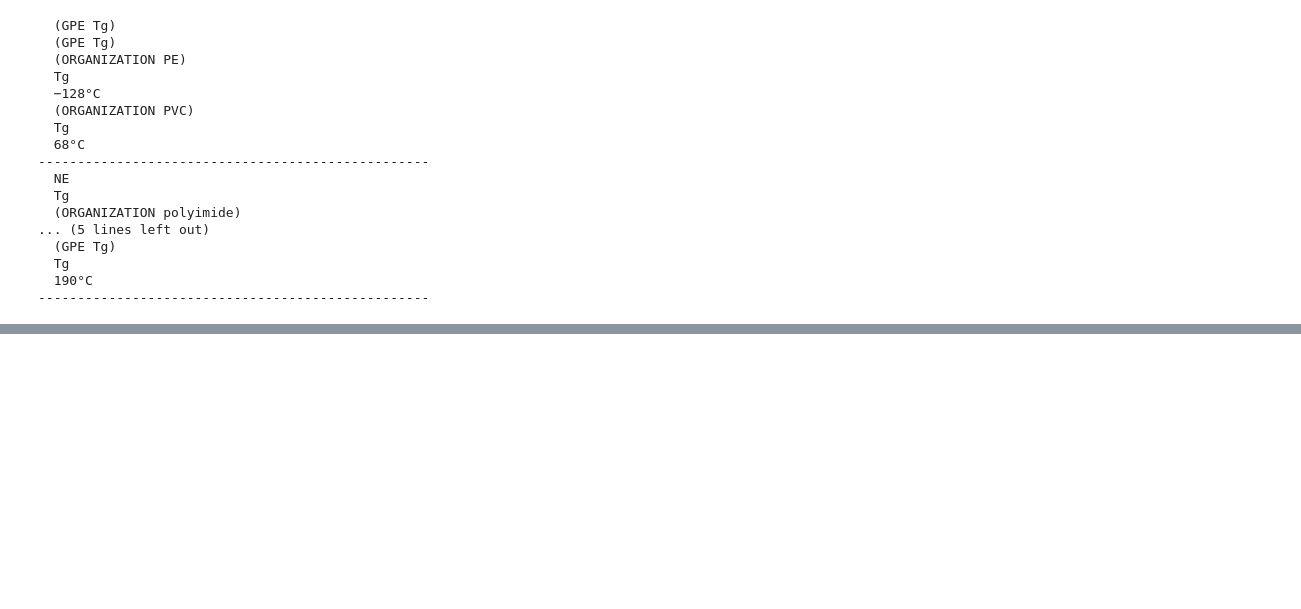
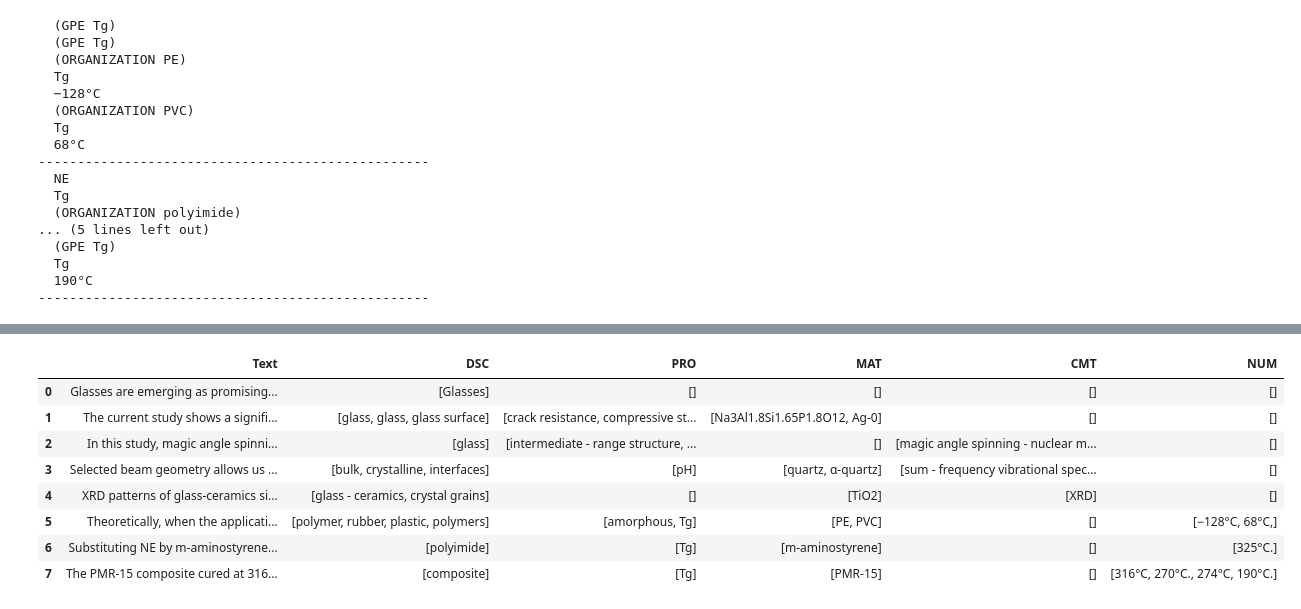
Before and after one commit to Telomelonia/MatSciBERT, a Jupyter notebook: ner_inference.ipynb, the cells around one changed output, grey strips where cells are left out. Saved outputs shown, nothing was run; the diff lists cells and outputs as text; code cells hidden in the pictures; blank space fills up the shorter version.

```diff
--- a/ner_inference.ipynb
+++ b/ner_inference.ipynb
@@ -392,0 +410,16 @@ for i in sentences:
+# %%
+df = df.drop(['SMT', 'SPL', 'APL'], axis = 1)
+# %%
+df = pd.concat([df,tg_df])
+# %%
+df
+# %% [output]
+|  | Text | DSC | PRO | MAT | CMT | NUM |
+| 0 | Glasses are emerging as promising... | [Glasses] | [] | [] | [] | [] |
+| 1 | The current study shows a signifi... | [glass, glass, glass surface] | [crack resistance, compressive st... | [Na3Al1.8Si1.65P1.8O12, Ag-0] | [] | [] |
+| 2 | In this study, magic angle spinni... | [glass] | [intermediate - range structure, ... | [] | [magic angle spinning - nuclear m... | [] |
+| 3 | Selected beam geometry allows us ... | [bulk, crystalline, interfaces] | [pH] | [quartz, α-quartz] | [sum - frequency vibrational spec... | [] |
+| 4 | XRD patterns of glass-ceramics si... | [glass - ceramics, crystal grains] | [] | [TiO2] | [XRD] | [] |
+| 5 | Theoretically, when the applicati... | [polymer, rubber, plastic, polymers] | [amorphous, Tg] | [PE, PVC] | [] | [−128°C, 68°C,] |
+| 6 | Substituting NE by m-aminostyrene... | [polyimide] | [Tg] | [m-aminostyrene] | [] | [325°C.] |
+| 7 | The PMR-15 composite cured at 316... | [composite] | [Tg] | [PMR-15] | [] | [316°C, 270°C., 274°C, 190°C.] |
```
Also changed, not shown: parts of 2 cells of this notebook.
